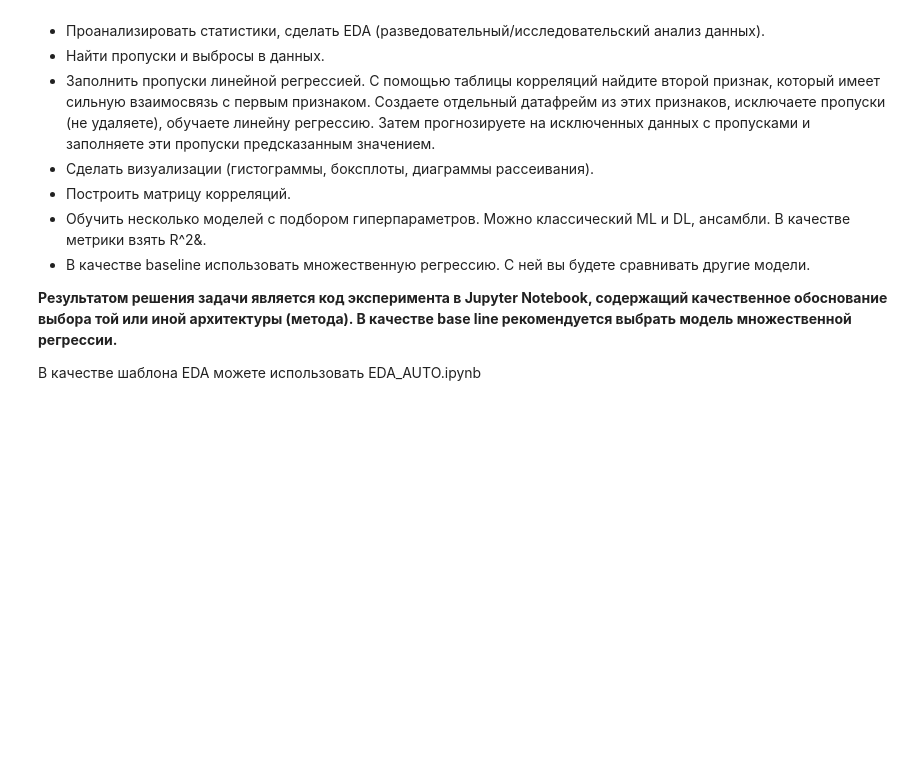
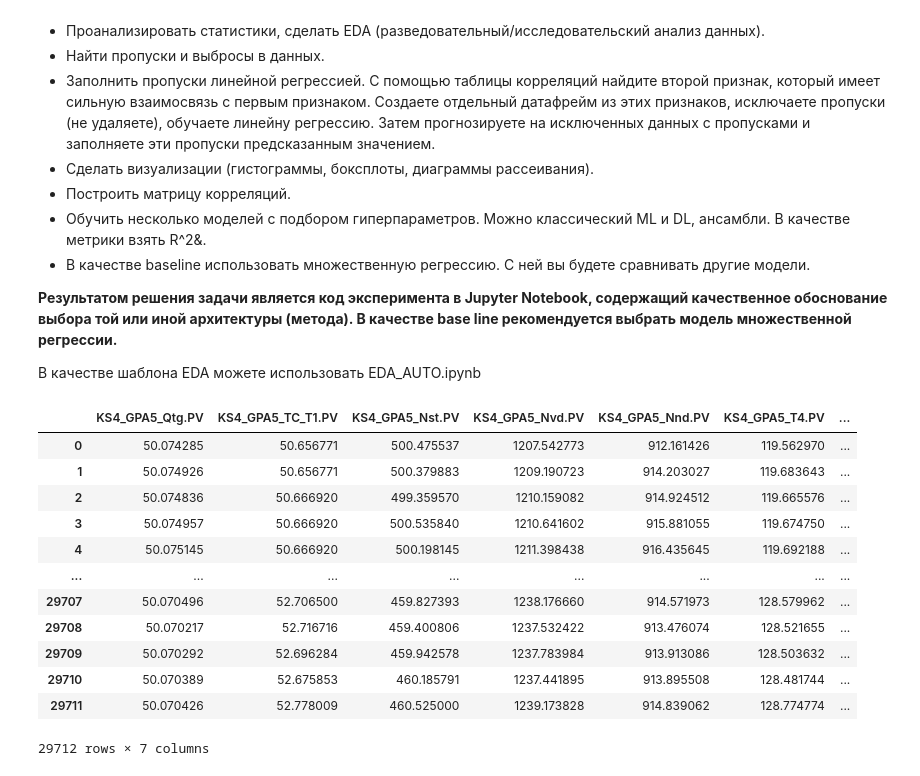
Before and after one commit to ARManakhov/uni_python_setup, a Jupyter notebook: todo/496490/task.ipynb, the cells around one changed output. Cells and saved outputs as stored; diff of their text form; code cells hidden in the pictures; blank space fills up the shorter version.

```diff
--- a/todo/496490/task.ipynb
+++ b/todo/496490/task.ipynb
@@ -22,3 +23,19 @@ outputs = ['KS4_GPA5_Nvd.PV', 'KS4_GPA5_Nnd.PV', 'KS4_GPA5_T4.PV', 'KS4_GPA5_Pk.
 **Результатом решения задачи является код эксперимента в Jupyter Notebook, содержащий качественное обоснование выбора той или иной архитектуры (метода). В качестве base line рекомендуется выбрать модель множественной регрессии.**
 
 В качестве шаблона EDA можете использовать EDA_AUTO.ipynb
+# %%
+df
+# %% [output]
+|  | KS4_GPA5_Qtg.PV | KS4_GPA5_TC_T1.PV | KS4_GPA5_Nst.PV | KS4_GPA5_Nvd.PV | KS4_GPA5_Nnd.PV | KS4_GPA5_T4.PV | ... |
+| 0 | 50.074285 | 50.656771 | 500.475537 | 1207.542773 | 912.161426 | 119.562970 | ... |
+| 1 | 50.074926 | 50.656771 | 500.379883 | 1209.190723 | 914.203027 | 119.683643 | ... |
+| 2 | 50.074836 | 50.666920 | 499.359570 | 1210.159082 | 914.924512 | 119.665576 | ... |
+| 3 | 50.074957 | 50.666920 | 500.535840 | 1210.641602 | 915.881055 | 119.674750 | ... |
+| 4 | 50.075145 | 50.666920 | 500.198145 | 1211.398438 | 916.435645 | 119.692188 | ... |
+| ... | ... | ... | ... | ... | ... | ... | ... |
+| 29707 | 50.070496 | 52.706500 | 459.827393 | 1238.176660 | 914.571973 | 128.579962 | ... |
+| 29708 | 50.070217 | 52.716716 | 459.400806 | 1237.532422 | 913.476074 | 128.521655 | ... |
+| 29709 | 50.070292 | 52.696284 | 459.942578 | 1237.783984 | 913.913086 | 128.503632 | ... |
+| 29710 | 50.070389 | 52.675853 | 460.185791 | 1237.441895 | 913.895508 | 128.481744 | ... |
+| 29711 | 50.070426 | 52.778009 | 460.525000 | 1239.173828 | 914.839062 | 128.774774 | ... |
+29712 rows × 7 columns
```
Also changed, not shown: parts of 19 cells of this notebook.
